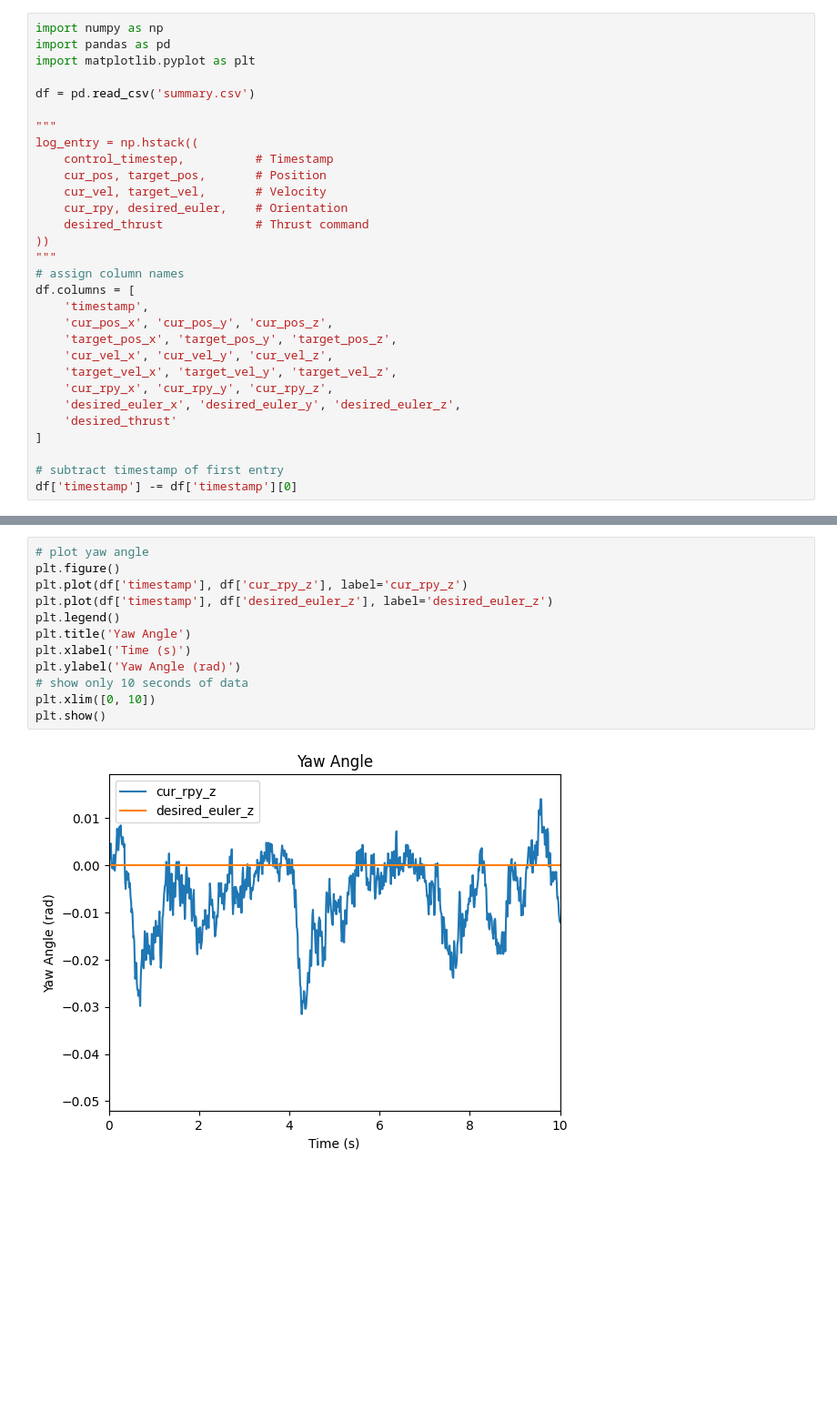
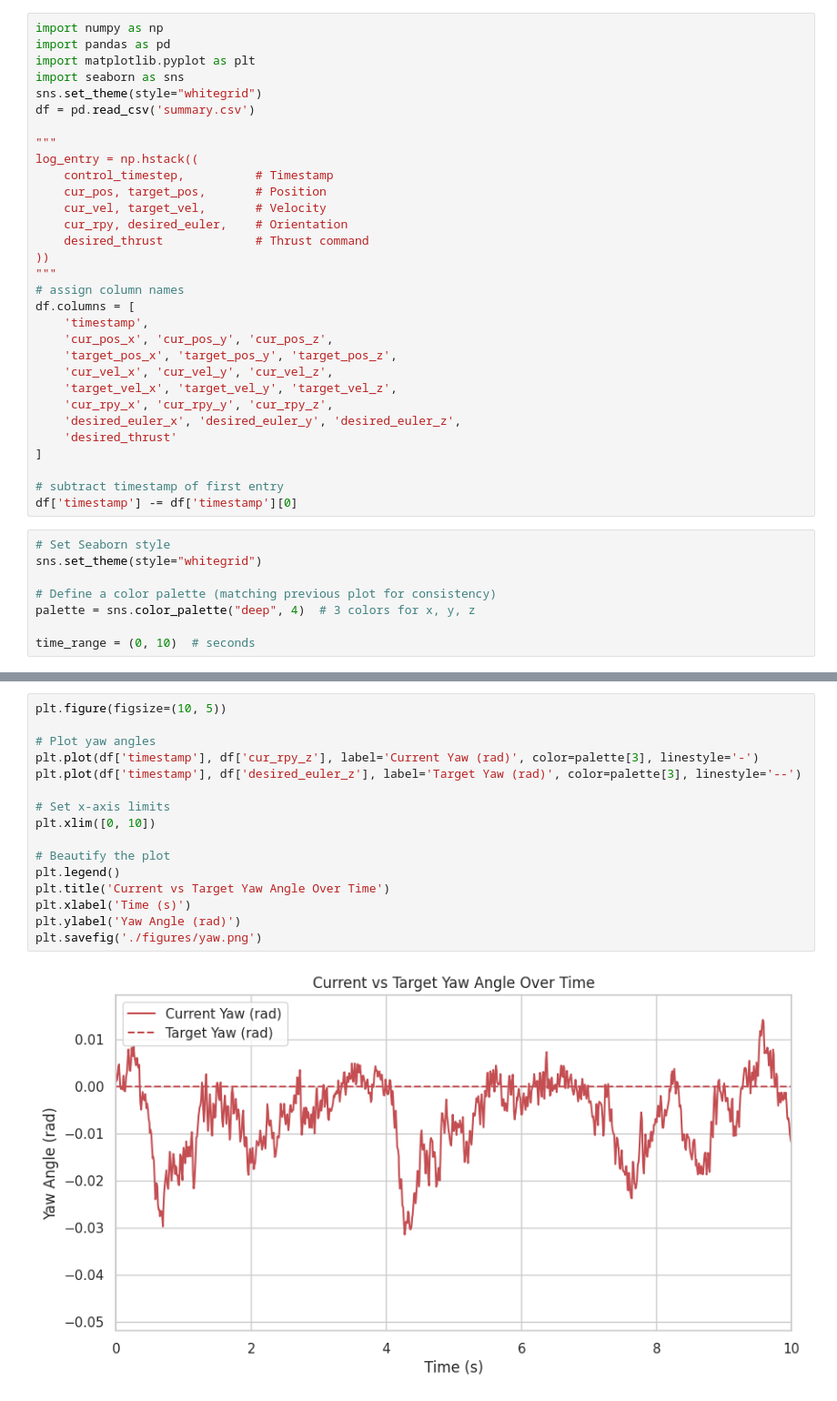
Before and after one commit to utiasDSL/safe-control-gym, a Jupyter notebook: lab2/plot.ipynb, the cells around one changed output, grey strips where cells are left out. Shown at 91% size. Saved outputs shown, nothing was run; the diff lists cells and outputs as text; blank space fills up the shorter version.

```diff
--- a/lab2/plot.ipynb
+++ b/lab2/plot.ipynb
@@ -2,7 +2,8 @@
 import numpy as np
 import pandas as pd
 import matplotlib.pyplot as plt
-
+import seaborn as sns
+sns.set_theme(style="whitegrid")
 df = pd.read_csv('summary.csv')
 
 """
@@ -28,4 +29,12 @@ df.columns = [
 
 # subtract timestamp of first entry
 df['timestamp'] -= df['timestamp'][0]
+# %%
+# Set Seaborn style
+sns.set_theme(style="whitegrid")
+
+# Define a color palette (matching previous plot for consistency)
+palette = sns.color_palette("deep", 4)  # 3 colors for x, y, z
+
+time_range = (0, 10)  # seconds
 # %%
@@ -64,14 +79,18 @@ plt.show()
 # %%
-# plot yaw angle
-plt.figure()
-plt.plot(df['timestamp'], df['cur_rpy_z'], label='cur_rpy_z')
-plt.plot(df['timestamp'], df['desired_euler_z'], label='desired_euler_z')
+plt.figure(figsize=(10, 5))
+
+# Plot yaw angles
+plt.plot(df['timestamp'], df['cur_rpy_z'], label='Current Yaw (rad)', color=palette[3], linestyle='-')
+plt.plot(df['timestamp'], df['desired_euler_z'], label='Target Yaw (rad)', color=palette[3], linestyle='--')
+
+# Set x-axis limits
+plt.xlim([0, 10])
+
+# Beautify the plot
 plt.legend()
-plt.title('Yaw Angle')
+plt.title('Current vs Target Yaw Angle Over Time')
 plt.xlabel('Time (s)')
 plt.ylabel('Yaw Angle (rad)')
-# show only 10 seconds of data
-plt.xlim([0, 10])
-plt.show()
+plt.savefig('./figures/yaw.png')
 # %% [output]
-[figure, old version]
+[figure, new version]
```
Also changed, not shown: parts of 3 cells of this notebook, 4 other files.
